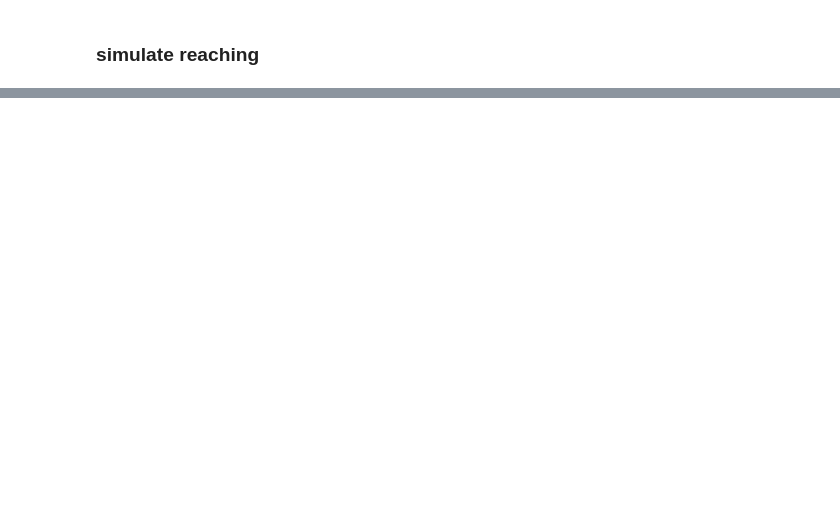
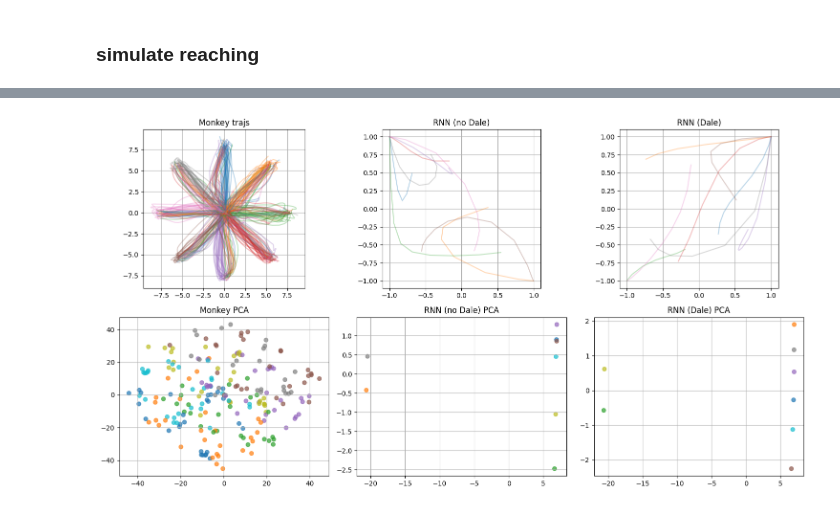
Before and after one commit to nishi-patel-15/motor_rnn_target_performance, a Jupyter notebook: Motor_RNNs_TargetPerformance.ipynb, the cells around one changed output, grey strips where cells are left out. Cells and saved outputs as stored; diff of their text form; code cells hidden in the pictures; blank space fills up the shorter version.

```diff
--- a/Motor_RNNs_TargetPerformance.ipynb
+++ b/Motor_RNNs_TargetPerformance.ipynb
@@ -1906,0 +2322,93 @@ Can you think of other tasks to test?
+# %%
+import numpy as np, matplotlib.pyplot as plt, pandas as pd
+from sklearn.decomposition import PCA
+from sklearn.metrics import mean_squared_error
+from pynwb import NWBHDF5IO
+
+
+def resample(traj, n_bins=100):
+    """Resample an (T,2) trajectory to n_bins points."""
+    if len(traj) < 2:
+        return None
+    grid = np.linspace(0, 1, n_bins)
+    return np.stack([np.interp(grid,
+                               np.linspace(0,1,len(traj)), traj[:,k])
+                     for k in (0,1)], axis=-1)          # (n_bins,2)
+
+rnn_no_dale = RNN(N=800, g=1.5, p=0.1, tau=0.1, dt=0.01, N_in=targets)
+#  ---- train or load weights, then simulate:
+traj_no_dale = [] ; lbl_no_dale = []
+for t_id in range(targets):
+    _, _, out = rnn_no_dale.simulate(T, ext=stimulus[t_id])
+    traj = resample(out[:, :2])
+    traj_no_dale.append(traj)
+    lbl_no_dale.append(t_id)
+traj_no_dale = np.array(traj_no_dale)
+lbl_no_dale  = np.array(lbl_no_dale)
+
+
+rnn_dale = RNN(N=800, g=1.5, p=0.1, tau=0.1, dt=0.01, N_in=targets)
+
+traj_dale = [] ; lbl_dale = []
+for t_id in range(targets):
+    _, _, out = rnn_dale.simulate(T, ext=stimulus[t_id])
+    traj_dale.append(resample(out[:, :2]))
+    lbl_dale.append(t_id)
+traj_dale = np.array(traj_dale)
+lbl_dale  = np.array(lbl_dale)
+
+
+io = NWBHDF5IO('./dandi_data/sub-M_ses-CO-20140203_behavior+ecephys.nwb', 'r',
+               load_namespaces=True)
+nwb = io.read()
+cursor = nwb.processing['behavior']['Position'].fields['spatial_series']['cursor_pos']
+xy, ts = np.array(cursor.data[:]), np.array(cursor.timestamps[:])
+
+trials_df = nwb.trials.to_dataframe()
+monk_traj, monk_lbl = [], []
+for _, row in trials_df.iterrows():
+    if pd.isna(row['target_id']): continue
+    mask = (ts >= row['start_time']) & (ts <= row['stop_time'])
+    traj = resample(xy[mask])
+    if traj is not None:
+        monk_traj.append(traj)
+        monk_lbl.append(int(row['target_id']))
+monk_traj = np.array(monk_traj)
+monk_lbl  = np.array(monk_lbl)
+
+def plot_xy(trajs, labels, ax, title):
+    colors = plt.cm.tab10(labels % 10)
+    for t,c in zip(trajs, colors):
+        ax.plot(t[:,0], t[:,1], color=c, alpha=.3)
+    ax.set_title(title); ax.set_aspect('equal'); ax.grid(True)
+
+def pca_scatter(trajs, labels, ax, title):
+    X = trajs.reshape(len(trajs), -1)
+    pcs = PCA(2).fit_transform(X)
+    sc = ax.scatter(pcs[:,0], pcs[:,1], c=labels, cmap='tab10', alpha=.7)
+    ax.set_title(title); ax.grid(True)
+
+def endpoint_error(trajs, labels, target_xy):
+    errs = [np.linalg.norm(trajs[i][-1]-target_xy[labels[i]]) for i in range(len(trajs))]
+    return np.mean(errs)
+
+fig, axs = plt.subplots(2, 3, figsize=(15,8))
+
+plot_xy(monk_traj, monk_lbl, axs[0,0], "Monkey trajs")
+plot_xy(traj_no_dale, lbl_no_dale, axs[0,1], "RNN (no Dale)")
+plot_xy(traj_dale,    lbl_dale,    axs[0,2], "RNN (Dale)")
+
+pca_scatter(monk_traj, monk_lbl, axs[1,0], "Monkey PCA")
+pca_scatter(traj_no_dale, lbl_no_dale, axs[1,1], "RNN (no Dale) PCA")
+pca_scatter(traj_dale, lbl_dale, axs[1,2], "RNN (Dale) PCA")
+
+plt.tight_layout(); plt.show()
+
+# quantitative endpoint error (need target centers you used for training)
+target_xy = create_reaching_task_targets(tsteps, pulse_length, n_targets=targets, stype=stimulus_type, target_max=target_max)[:,-1]  # last sample = centre
+print("Endpoint RMSE  (lower = better)")
+print("Monkey :", endpoint_error(monk_traj, monk_lbl, target_xy))
+print("RNN no Dale:", endpoint_error(traj_no_dale, lbl_no_dale, target_xy))
+print("RNN Dale   :", endpoint_error(traj_dale,    lbl_dale,    target_xy))
+# %% [output]
+[figure, added]
```
Also changed, not shown: parts of 24 cells of this notebook.
